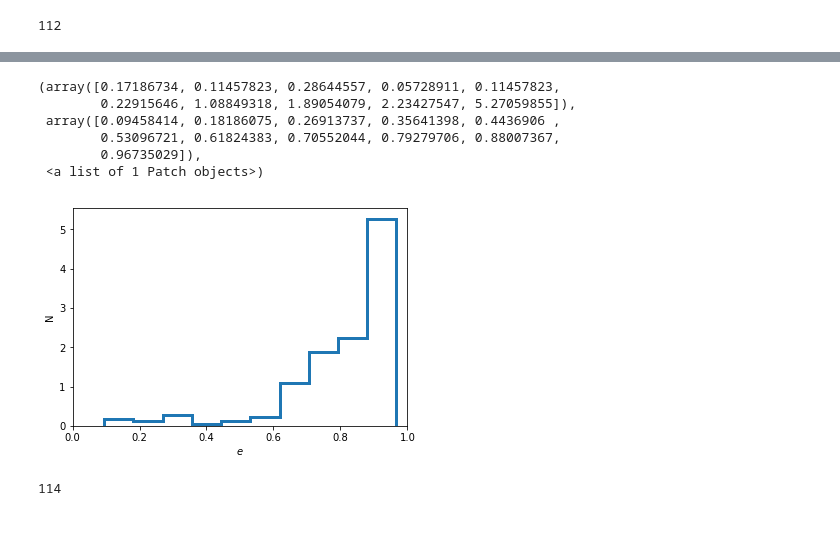
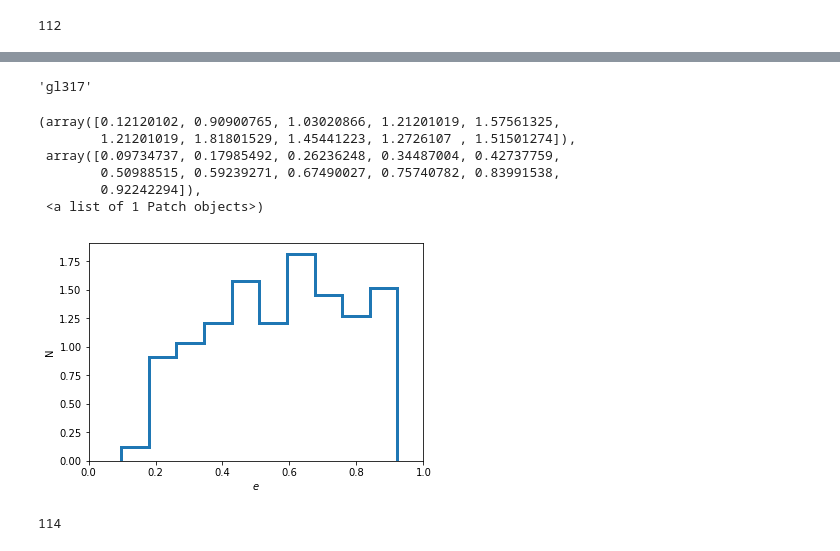
Before and after one commit to leerosenthalj/CLSI, a Jupyter notebook: Notebook_Statistics.ipynb, the cells around one changed output, grey strips where cells are left out. Cells and saved outputs as stored; diff of their text form; code cells hidden in the pictures.

```diff
--- a/Notebook_Statistics.ipynb
+++ b/Notebook_Statistics.ipynb
@@ -832,0 +538,25 @@ fig.savefig('analysis_plots/eccentricity_synth_comparison_beta_big.pdf')
+# %%
+db_all = pd.read_csv('e_samples_all.csv').sample(500)
+chains_26161 = pd.read_csv('Joker_results/26161_chains_8xbase_full.csv').sample(len(db_all))
+chains_213472 = pd.read_csv('Joker_results/213472_chains_826.csv').sample(len(db_all))
+posts_all = []
+
+for column in db_all.columns:
+    if column == '26161_e1':
+        posts_all.append(np.array(chains_26161['e']))
+    elif column == '213472_e1':
+        posts_all.append(np.array(chains_213472['e']))
+    # Drop 159868, currently a bad fit. Fixed for next run.
+    elif column == '159868_e1': # Sparse data for two planets, modeling one in run_719.
+        pass
+    elif column == '95128_e3': # Lick offset masquerading as planet.
+        pass
+    elif column == '217014_e2': # Lick offset masquerading as planet.
+        pass
+    else:
+        posts_all.append(np.array(db_all[column]))
+
+posts_all = np.array(posts_all[1:])
+db_all = None
+chains_26161 = None
+chains_213472 = None
@@ -860,18 +656,22 @@ len(posts_big_noncirc)
+# %%
+masses_big_noncirc.hostname[108]
+# %% [output]
+'gl317'
 # %%
 # Inspect some individual posteriors.
 fig, ax = plt.subplots()
 ax.set_xlabel(r'$e$')
 ax.set_ylabel('N')
 ax.set_xlim([0, 1])
-ax.hist(posts_big_noncirc[104], density=True, histtype='step', lw=3)
+ax.hist(posts_big_noncirc[107], density=True, histtype='step', lw=3)
 # %% [output]
-(array([0.17186734, 0.11457823, 0.28644557, 0.05728911, 0.11457823,
-        0.22915646, 1.08849318, 1.89054079, 2.23427547, 5.27059855]),
- array([0.09458414, 0.18186075, 0.26913737, 0.35641398, 0.4436906 ,
-        0.53096721, 0.61824383, 0.70552044, 0.79279706, 0.88007367,
-        0.96735029]),
+(array([0.12120102, 0.90900765, 1.03020866, 1.21201019, 1.57561325,
+        1.21201019, 1.81801529, 1.45441223, 1.2726107 , 1.51501274]),
+ array([0.09734737, 0.17985492, 0.26236248, 0.34487004, 0.42737759,
+        0.50988515, 0.59239271, 0.67490027, 0.75740782, 0.83991538,
+        0.92242294]),
  <a list of 1 Patch objects>)
-[figure, old version]
+[figure, new version]
 # %%
 len(posts_big_noncirc)
 # %% [output]
```
Also changed, not shown: parts of 31 cells of this notebook, 5 other files.
